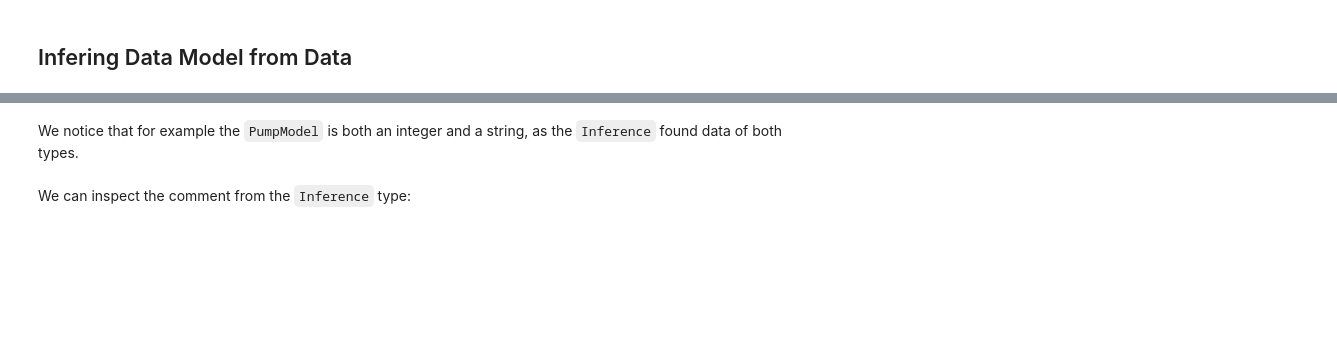
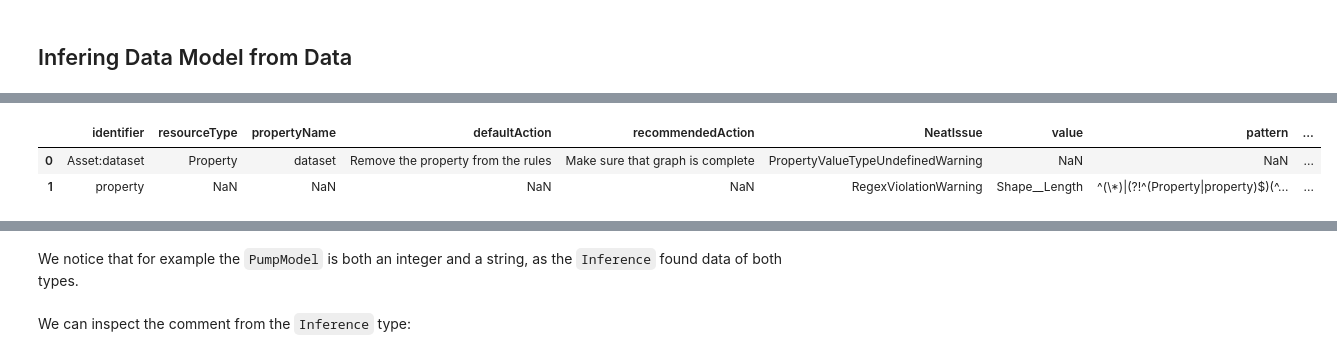
Before and after one commit to cognitedata/neat, a Jupyter notebook: docs/tutorials/data-onboarding/asset_hierarchy_migration.ipynb, the cells around one changed output, grey strips where cells are left out. Drawn from its saved outputs; the diff is of its cells as text; code cells hidden in the pictures; blank space fills up the shorter version.

Commit message:
feat; added read assets

```diff
--- a/docs/tutorials/data-onboarding/asset_hierarchy_migration.ipynb
+++ b/docs/tutorials/data-onboarding/asset_hierarchy_migration.ipynb
@@ -29,2 +28,3 @@ We start by importing the neat extractors, NeatGraphStore, and a utility method
 # %%
-store = NeatGraphStore.from_memory_store()
+neat = NeatSession(get_cognite_client(".env"))
+neat
@@ -147,0 +69,6 @@ rules.properties
+# %%
+neat.verify()
+# %% [output]
+|  | identifier | resourceType | propertyName | defaultAction | recommendedAction | NeatIssue | value | pattern | ... |
+| 0 | Asset:dataset | Property | dataset | Remove the property from the rules | Make sure that graph is complete | PropertyValueTypeUndefinedWarning | NaN | NaN | ... |
+| 1 | property | NaN | NaN | NaN | NaN | RegexViolationWarning | Shape__Length | ^(\*)|(?!^(Property|property)$)(^... | ... |
```
Also changed, not shown: parts of 36 cells of this notebook, 1 other file.
